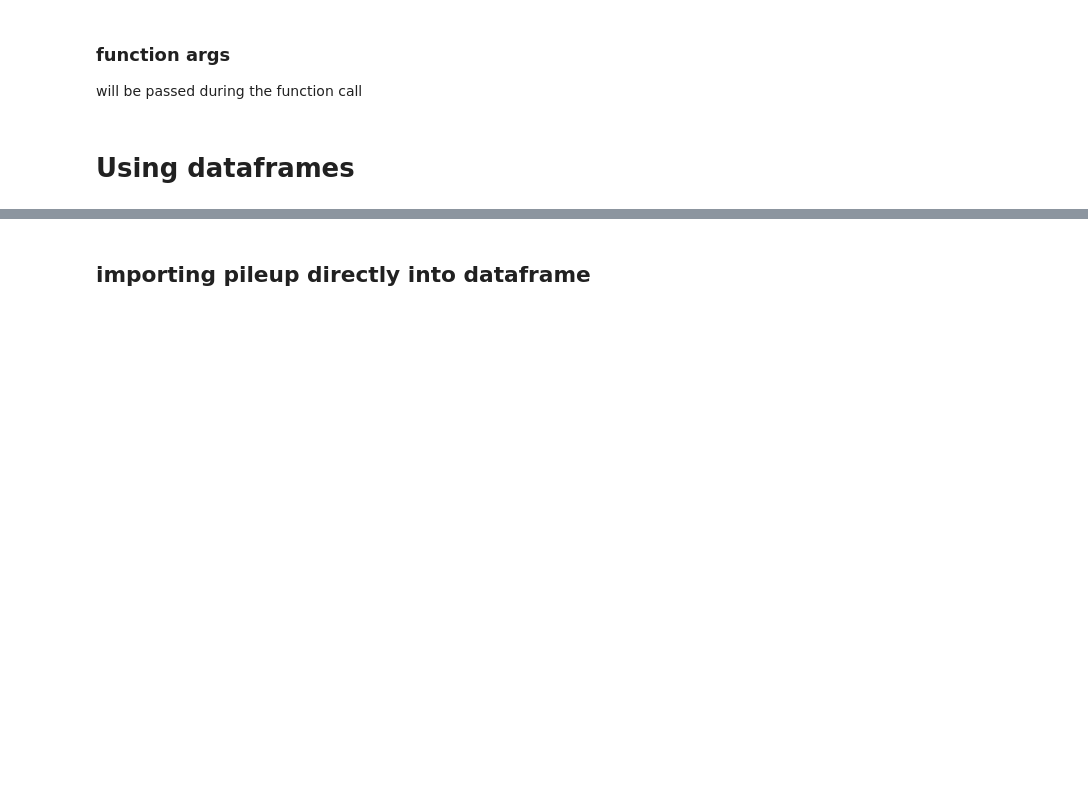
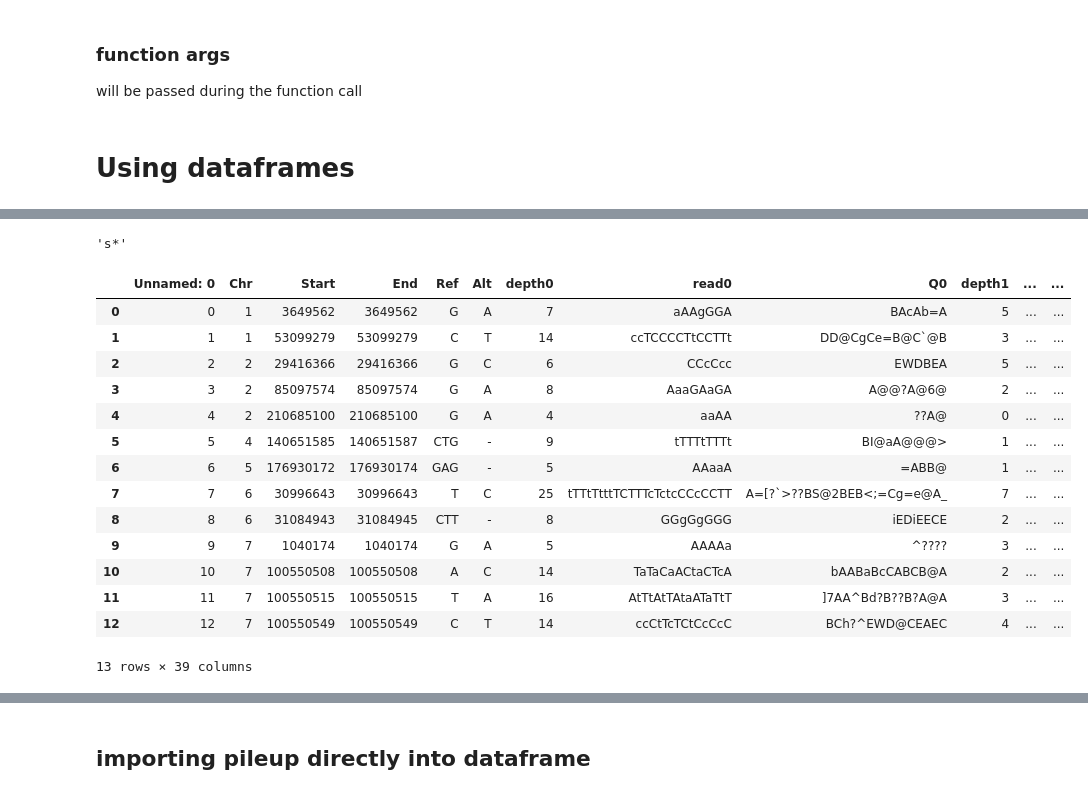
Before and after one commit to Mar111tiN/EBFilter, a Jupyter notebook: implementing-pandas.ipynb, the cells around one changed output, grey strips where cells are left out. Saved outputs shown, nothing was run; the diff lists cells and outputs as text; code cells hidden in the pictures; blank space fills up the shorter version.

```diff
--- a/implementing-pandas.ipynb
+++ b/implementing-pandas.ipynb
@@ -90,0 +152,30 @@ test_rel_eb.region_list.bed
+# %%
+import re
+
+filter_string = r"(^[" + filters + "].)|(.[" + filters + "])"
+filter_re = re.compile(filter_string)
+test = "s*d"
+m = filter_re.search(test)
+m.group()
+# %% [output]
+'s*'
+# %%
+import pandas as pd
+mut_df = pd.read_csv('output/test_rel_clean.csv', sep='\t')
+mut_df[:13]
+# %% [output]
+|  | Unnamed: 0 | Chr | Start | End | Ref | Alt | depth0 | read0 | Q0 | depth1 | ... | ... |
+| 0 | 0 | 1 | 3649562 | 3649562 | G | A | 7 | aAAgGGA | BAcAb=A | 5 | ... | ... |
+| 1 | 1 | 1 | 53099279 | 53099279 | C | T | 14 | ccTCCCCTtCCTTt | DD@CgCe=B@C`@B | 3 | ... | ... |
+| 2 | 2 | 2 | 29416366 | 29416366 | G | C | 6 | CCcCcc | EWDBEA | 5 | ... | ... |
+| 3 | 3 | 2 | 85097574 | 85097574 | G | A | 8 | AaaGAaGA | A@@?A@6@ | 2 | ... | ... |
+| 4 | 4 | 2 | 210685100 | 210685100 | G | A | 4 | aaAA | ??A@ | 0 | ... | ... |
+| 5 | 5 | 4 | 140651585 | 140651587 | CTG | - | 9 | tTTTtTTTt | BI@aA@@@> | 1 | ... | ... |
+| 6 | 6 | 5 | 176930172 | 176930174 | GAG | - | 5 | AAaaA | =ABB@ | 1 | ... | ... |
+| 7 | 7 | 6 | 30996643 | 30996643 | T | C | 25 | tTTtTtttTCTTTcTctcCCcCCTT | A=[?`>??BS@2BEB<;=Cg=e@A_ | 7 | ... | ... |
+| 8 | 8 | 6 | 31084943 | 31084945 | CTT | - | 8 | GGgGgGGG | iEDiEECE | 2 | ... | ... |
+| 9 | 9 | 7 | 1040174 | 1040174 | G | A | 5 | AAAAa | ^???? | 3 | ... | ... |
+| 10 | 10 | 7 | 100550508 | 100550508 | A | C | 14 | TaTaCaACtaCTcA | bAABaBcCABCB@A | 2 | ... | ... |
+| 11 | 11 | 7 | 100550515 | 100550515 | T | A | 16 | AtTtAtTAtaATaTtT | ]7AA^Bd?B??B?A@A | 3 | ... | ... |
+| 12 | 12 | 7 | 100550549 | 100550549 | C | T | 14 | ccCtTcTCtCcCcC | BCh?^EWD@CEAEC | 4 | ... | ... |
+13 rows × 39 columns
```
Also changed, not shown: parts of 11 cells of this notebook, 4 other files.
